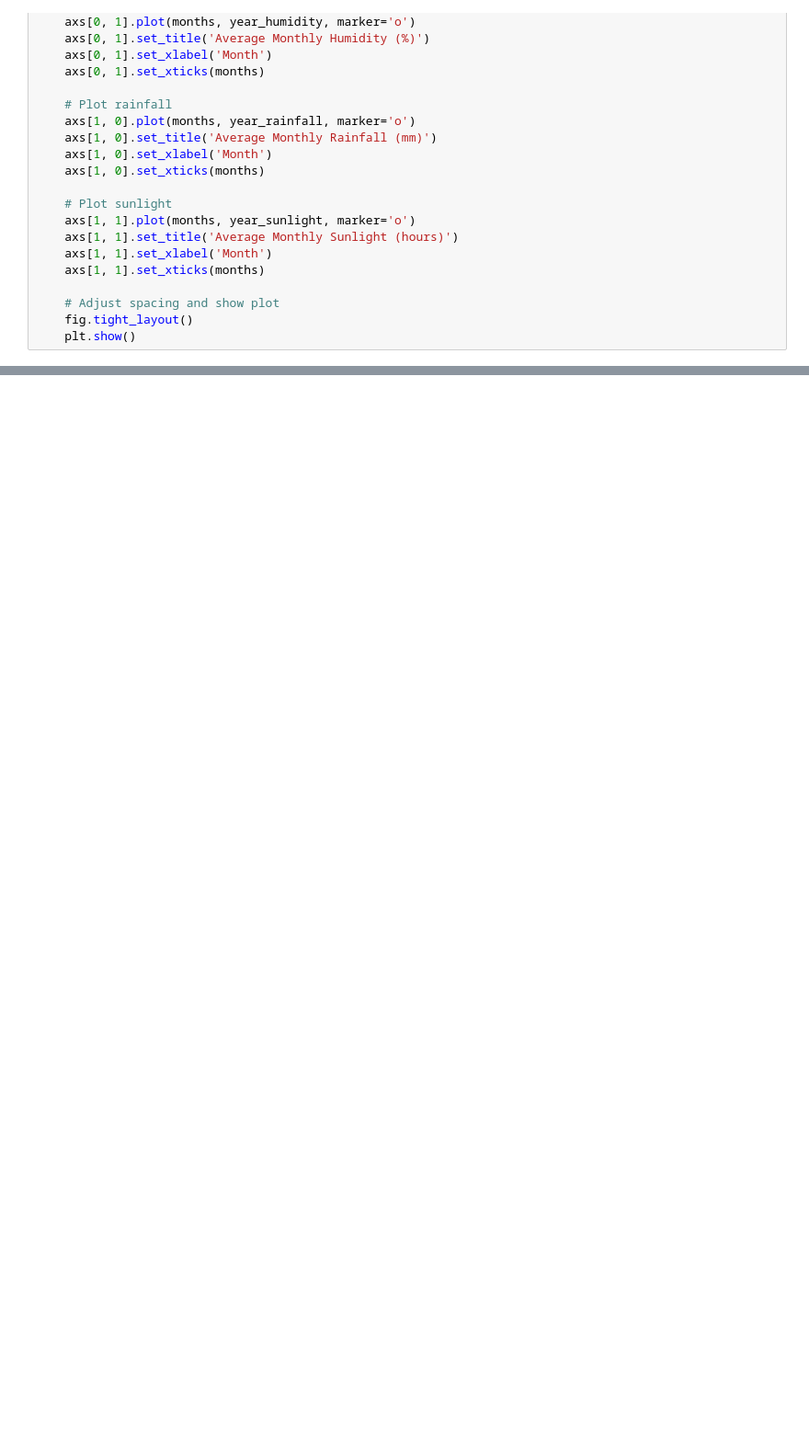
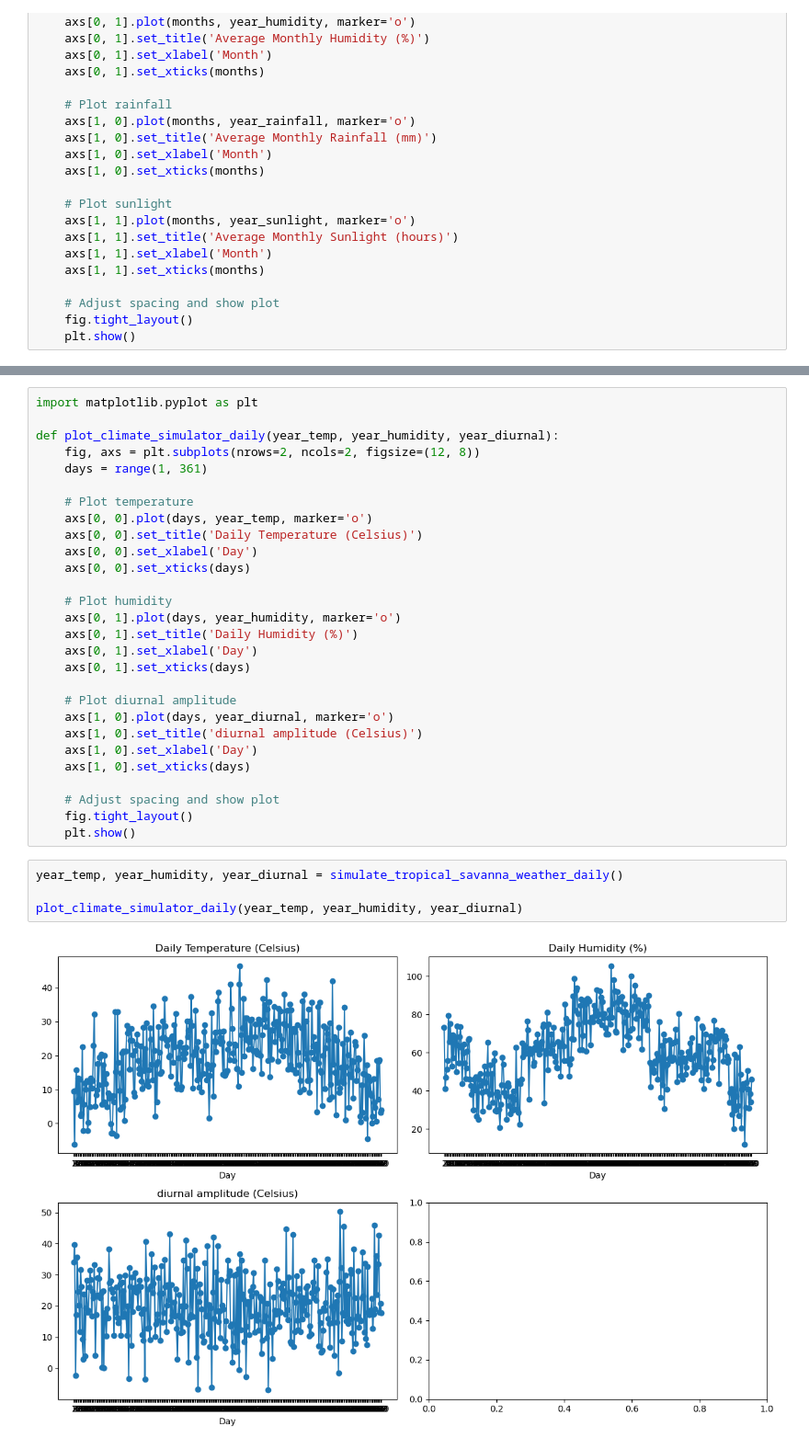
Before and after one commit to Nephren17/PlantComSim, a Jupyter notebook: whethering.ipynb, the cells around one changed output, grey strips where cells are left out. Shown at 92% size. Drawn from its saved outputs; the diff is of its cells as text; blank space fills up the shorter version.

Commit message:
a bad weathering function

```diff
--- a/whethering.ipynb
+++ b/whethering.ipynb
@@ -168,0 +340,34 @@ plot_climate_simulator(year_temp, year_humidity, year_rainfall, year_sunlight)
+# %%
+import matplotlib.pyplot as plt
+
+def plot_climate_simulator_daily(year_temp, year_humidity, year_diurnal):
+    fig, axs = plt.subplots(nrows=2, ncols=2, figsize=(12, 8))
+    days = range(1, 361)
+
+    # Plot temperature
+    axs[0, 0].plot(days, year_temp, marker='o')
+    axs[0, 0].set_title('Daily Temperature (Celsius)')
+    axs[0, 0].set_xlabel('Day')
+    axs[0, 0].set_xticks(days)
+
+    # Plot humidity
+    axs[0, 1].plot(days, year_humidity, marker='o')
+    axs[0, 1].set_title('Daily Humidity (%)')
+    axs[0, 1].set_xlabel('Day')
+    axs[0, 1].set_xticks(days)
+
+    # Plot diurnal amplitude
+    axs[1, 0].plot(days, year_diurnal, marker='o')
+    axs[1, 0].set_title('diurnal amplitude (Celsius)')
+    axs[1, 0].set_xlabel('Day')
+    axs[1, 0].set_xticks(days)
+
+    # Adjust spacing and show plot
+    fig.tight_layout()
+    plt.show()
+# %%
+year_temp, year_humidity, year_diurnal = simulate_tropical_savanna_weather_daily()
+
+plot_climate_simulator_daily(year_temp, year_humidity, year_diurnal)
+# %% [output]
+[figure, added]
```
Also changed, not shown: parts of 10 cells of this notebook.
